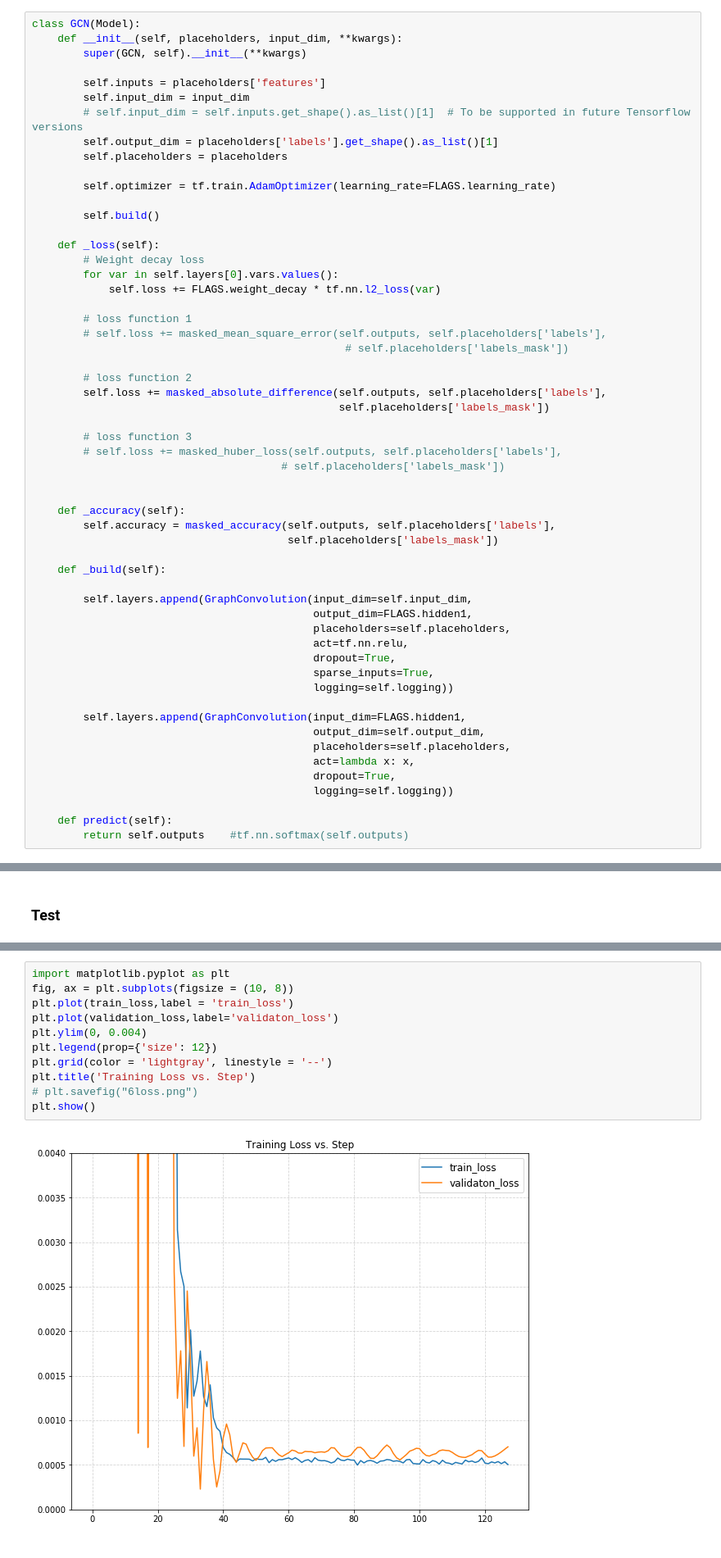
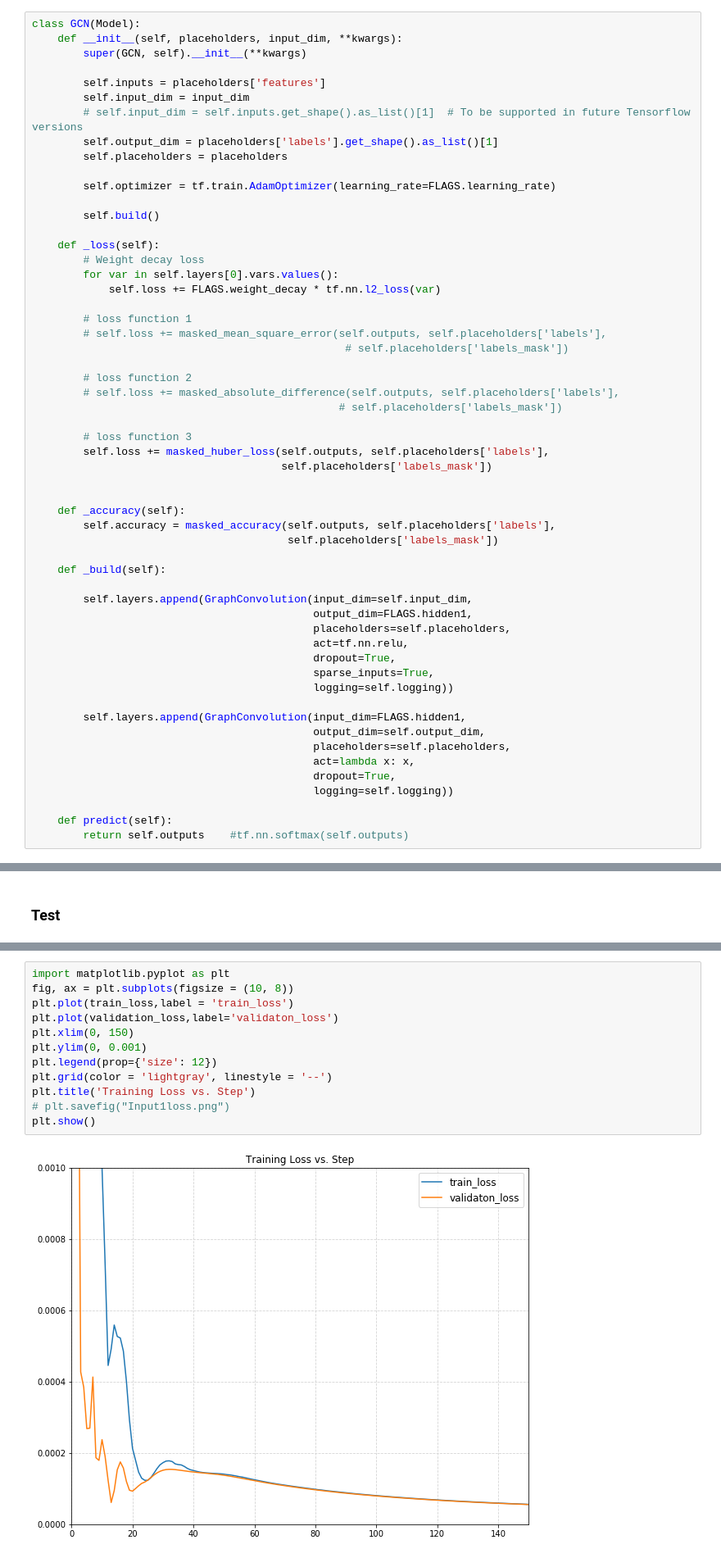
Before and after one commit to Richard-Hendricks/UIUC-Fall-2017, a Jupyter notebook: IE_532/Project/yiming3.0.ipynb, the cells around one changed output, grey strips where cells are left out. Shown at 82% size. Cells and saved outputs as stored; diff of their text form.

```diff
--- a/IE_532/Project/yiming3.0.ipynb
+++ b/IE_532/Project/yiming3.0.ipynb
@@ -204,12 +210,12 @@ class GCN(Model):
                                                  # self.placeholders['labels_mask'])
 
         # loss function 2
-        self.loss += masked_absolute_difference(self.outputs, self.placeholders['labels'],
-                                                self.placeholders['labels_mask'])
+        # self.loss += masked_absolute_difference(self.outputs, self.placeholders['labels'],
+                                                # self.placeholders['labels_mask'])
 
         # loss function 3
-        # self.loss += masked_huber_loss(self.outputs, self.placeholders['labels'],
-                                       # self.placeholders['labels_mask'])
+        self.loss += masked_huber_loss(self.outputs, self.placeholders['labels'],
+                                       self.placeholders['labels_mask'])
 
 
     def _accuracy(self):
@@ -394,16 +402,17 @@ Test set results: cost= 0.00071, Mean square error= 4.955061e-07, time= 0.02540s
 # %%
 import matplotlib.pyplot as plt
 fig, ax = plt.subplots(figsize = (10, 8))
 plt.plot(train_loss,label = 'train_loss')
 plt.plot(validation_loss,label='validaton_loss')
-plt.ylim(0, 0.004)
+plt.xlim(0, 150)
+plt.ylim(0, 0.001)
 plt.legend(prop={'size': 12})
 plt.grid(color = 'lightgray', linestyle = '--')
 plt.title('Training Loss vs. Step')
-# plt.savefig("6loss.png")
+# plt.savefig("Input1loss.png")
 plt.show()
 # %% [output]
-[figure, old version]
+[figure, new version]
 # %% [markdown]
 ## Tuning Process
 ### Learning rate
```
Also changed, not shown: parts of 13 cells of this notebook.
